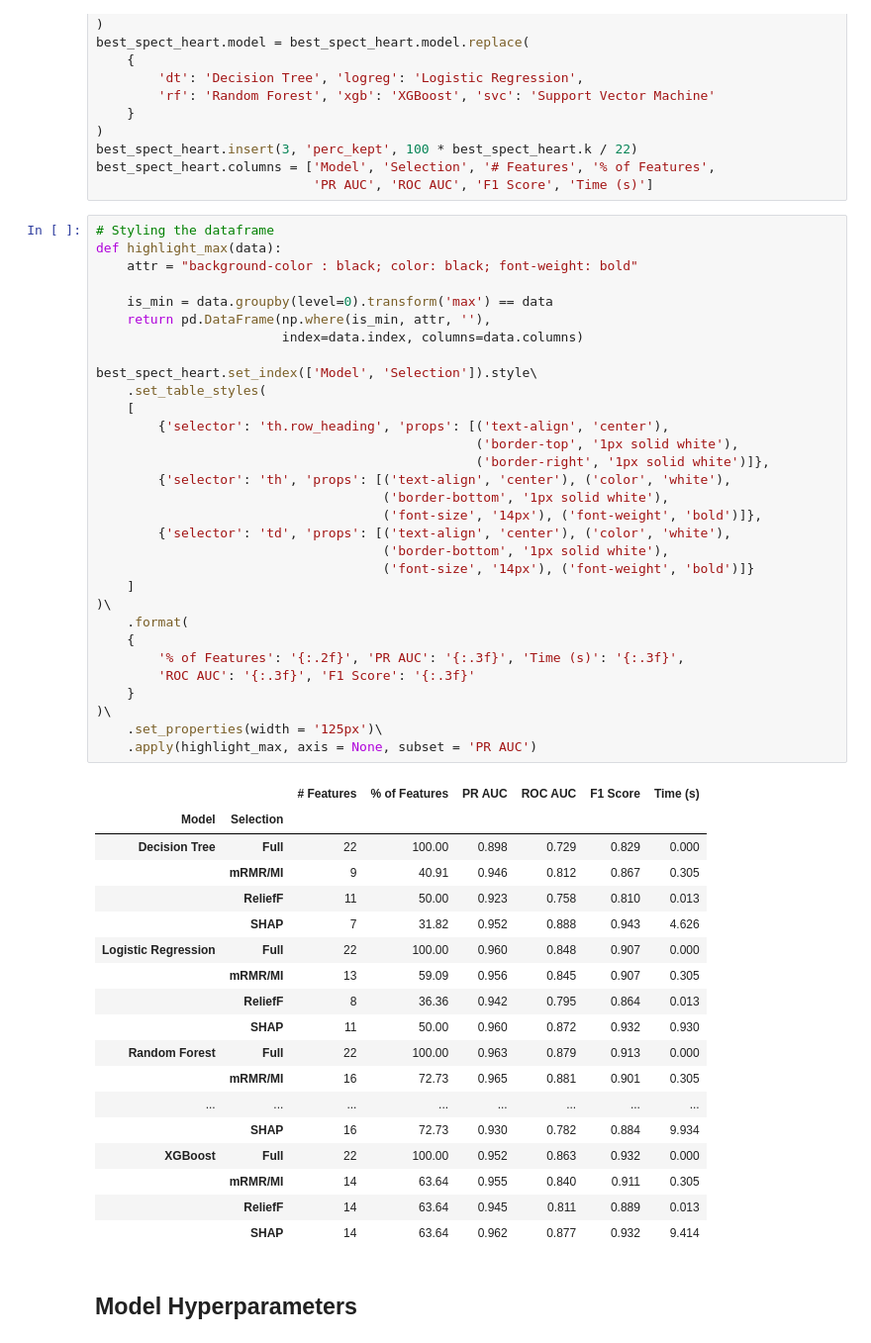
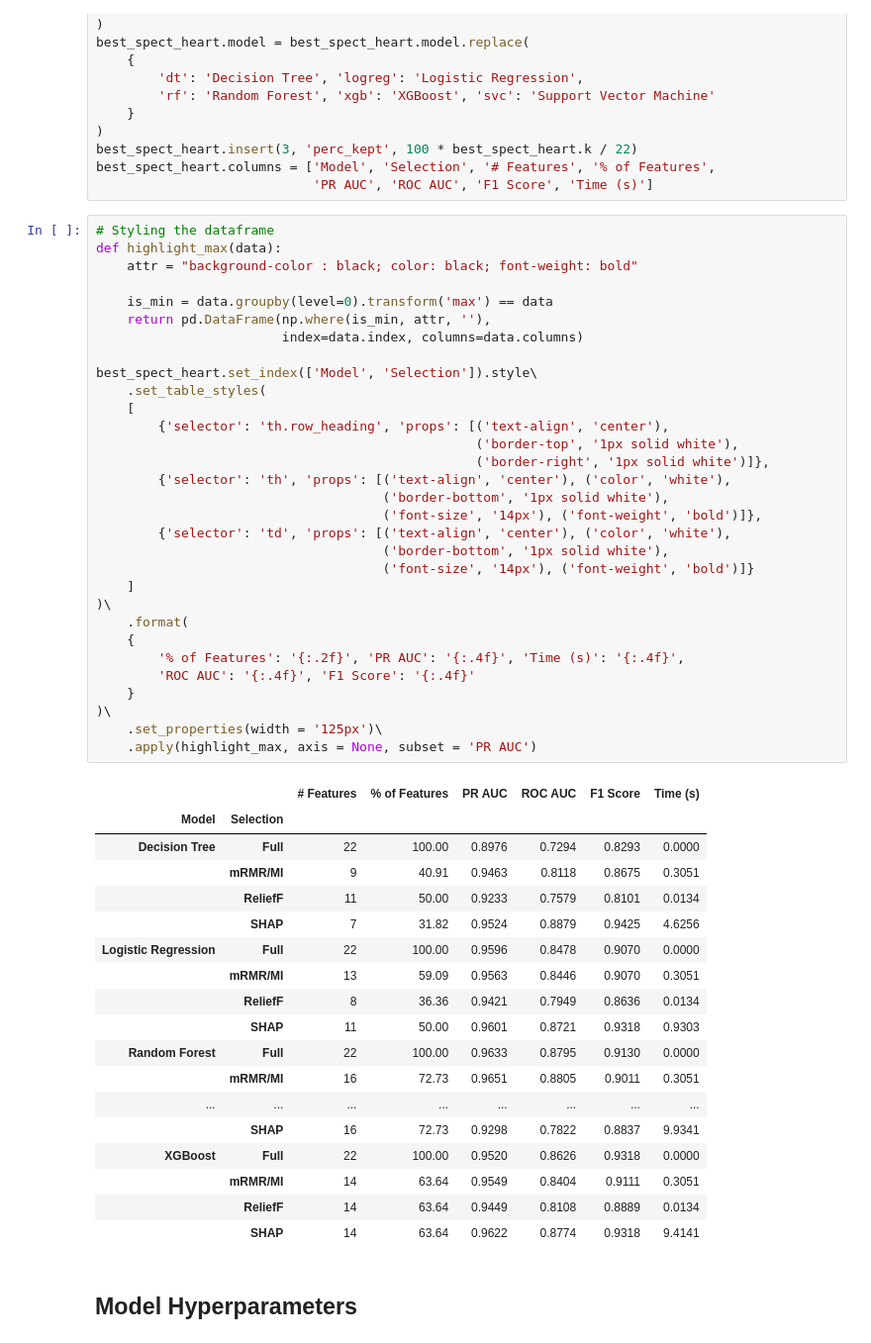
Before and after one commit to JoshuaGottlieb/SHAP-Feature-Selection, a Jupyter notebook: src/Analysis.ipynb, the cells around one changed output. Shown at 99% size. Saved outputs shown, nothing was run; the diff lists cells and outputs as text.

```diff
--- a/src/Analysis.ipynb
+++ b/src/Analysis.ipynb
@@ -323,51 +323,51 @@ best_spect_heart.columns = ['Model', 'Selection', '# Features', '% of Features',
 def highlight_max(data):
     attr = "background-color : black; color: black; font-weight: bold"
 
     is_min = data.groupby(level=0).transform('max') == data
     return pd.DataFrame(np.where(is_min, attr, ''),
                         index=data.index, columns=data.columns)
 
 best_spect_heart.set_index(['Model', 'Selection']).style\
     .set_table_styles(
     [
         {'selector': 'th.row_heading', 'props': [('text-align', 'center'),
                                                  ('border-top', '1px solid white'),
                                                  ('border-right', '1px solid white')]},
         {'selector': 'th', 'props': [('text-align', 'center'), ('color', 'white'),
                                      ('border-bottom', '1px solid white'),
                                      ('font-size', '14px'), ('font-weight', 'bold')]},
         {'selector': 'td', 'props': [('text-align', 'center'), ('color', 'white'),
                                      ('border-bottom', '1px solid white'),
                                      ('font-size', '14px'), ('font-weight', 'bold')]}
     ]
 )\
     .format(
     {
-        '% of Features': '{:.2f}', 'PR AUC': '{:.3f}', 'Time (s)': '{:.3f}',
-        'ROC AUC': '{:.3f}', 'F1 Score': '{:.3f}'
+        '% of Features': '{:.2f}', 'PR AUC': '{:.4f}', 'Time (s)': '{:.4f}',
+        'ROC AUC': '{:.4f}', 'F1 Score': '{:.4f}'
     }
 )\
     .set_properties(width = '125px')\
     .apply(highlight_max, axis = None, subset = 'PR AUC')
 # %% [output]
 |  |  | # Features | % of Features | PR AUC | ROC AUC | F1 Score | Time (s) |
 | Model | Selection |  |  |  |  |  |  |
-| Decision Tree | Full | 22 | 100.00 | 0.898 | 0.729 | 0.829 | 0.000 |
-|  | mRMR/MI | 9 | 40.91 | 0.946 | 0.812 | 0.867 | 0.305 |
-|  | ReliefF | 11 | 50.00 | 0.923 | 0.758 | 0.810 | 0.013 |
-|  | SHAP | 7 | 31.82 | 0.952 | 0.888 | 0.943 | 4.626 |
-| Logistic Regression | Full | 22 | 100.00 | 0.960 | 0.848 | 0.907 | 0.000 |
-|  | mRMR/MI | 13 | 59.09 | 0.956 | 0.845 | 0.907 | 0.305 |
-|  | ReliefF | 8 | 36.36 | 0.942 | 0.795 | 0.864 | 0.013 |
-|  | SHAP | 11 | 50.00 | 0.960 | 0.872 | 0.932 | 0.930 |
-| Random Forest | Full | 22 | 100.00 | 0.963 | 0.879 | 0.913 | 0.000 |
-|  | mRMR/MI | 16 | 72.73 | 0.965 | 0.881 | 0.901 | 0.305 |
+| Decision Tree | Full | 22 | 100.00 | 0.8976 | 0.7294 | 0.8293 | 0.0000 |
+|  | mRMR/MI | 9 | 40.91 | 0.9463 | 0.8118 | 0.8675 | 0.3051 |
+|  | ReliefF | 11 | 50.00 | 0.9233 | 0.7579 | 0.8101 | 0.0134 |
+|  | SHAP | 7 | 31.82 | 0.9524 | 0.8879 | 0.9425 | 4.6256 |
+| Logistic Regression | Full | 22 | 100.00 | 0.9596 | 0.8478 | 0.9070 | 0.0000 |
+|  | mRMR/MI | 13 | 59.09 | 0.9563 | 0.8446 | 0.9070 | 0.3051 |
+|  | ReliefF | 8 | 36.36 | 0.9421 | 0.7949 | 0.8636 | 0.0134 |
+|  | SHAP | 11 | 50.00 | 0.9601 | 0.8721 | 0.9318 | 0.9303 |
+| Random Forest | Full | 22 | 100.00 | 0.9633 | 0.8795 | 0.9130 | 0.0000 |
+|  | mRMR/MI | 16 | 72.73 | 0.9651 | 0.8805 | 0.9011 | 0.3051 |
 | ... | ... | ... | ... | ... | ... | ... | ... |
-|  | SHAP | 16 | 72.73 | 0.930 | 0.782 | 0.884 | 9.934 |
-| XGBoost | Full | 22 | 100.00 | 0.952 | 0.863 | 0.932 | 0.000 |
-|  | mRMR/MI | 14 | 63.64 | 0.955 | 0.840 | 0.911 | 0.305 |
-|  | ReliefF | 14 | 63.64 | 0.945 | 0.811 | 0.889 | 0.013 |
-|  | SHAP | 14 | 63.64 | 0.962 | 0.877 | 0.932 | 9.414 |
+|  | SHAP | 16 | 72.73 | 0.9298 | 0.7822 | 0.8837 | 9.9341 |
+| XGBoost | Full | 22 | 100.00 | 0.9520 | 0.8626 | 0.9318 | 0.0000 |
+|  | mRMR/MI | 14 | 63.64 | 0.9549 | 0.8404 | 0.9111 | 0.3051 |
+|  | ReliefF | 14 | 63.64 | 0.9449 | 0.8108 | 0.8889 | 0.0134 |
+|  | SHAP | 14 | 63.64 | 0.9622 | 0.8774 | 0.9318 | 9.4141 |
 # %% [markdown]
 ## Model Hyperparameters
 # %% [markdown]
```
Also changed, not shown: 1 other file.
